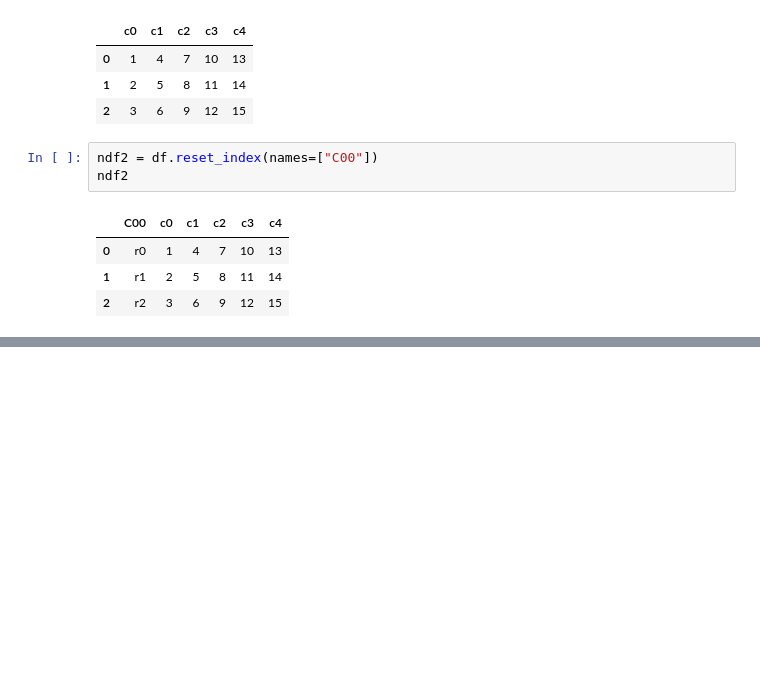
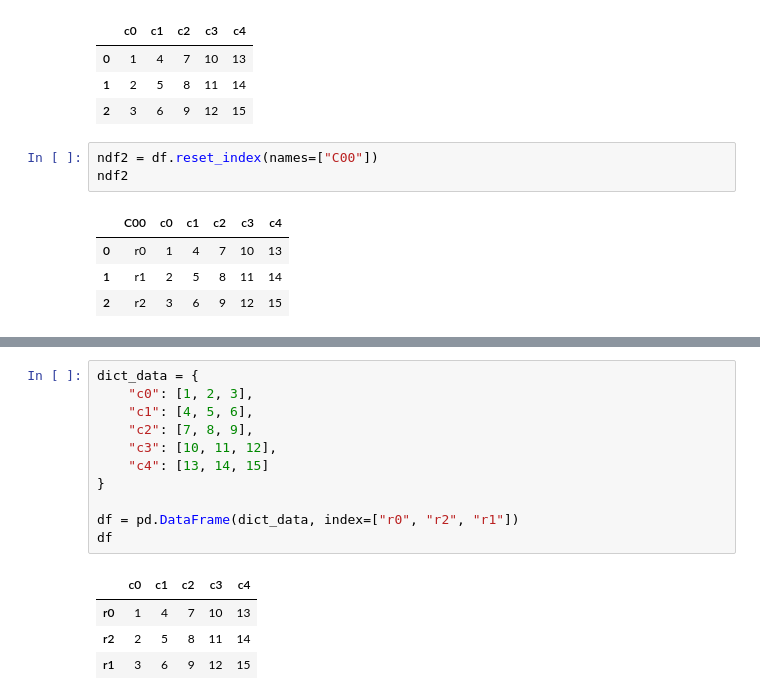
Before and after one commit to YoonTae98/18_data_analytics, a Jupyter notebook: 03_인덱스활용.ipynb, the cells around one changed output, grey strips where cells are left out. Drawn from its saved outputs; the diff is of its cells as text; blank space fills up the shorter version.

```diff
--- a/03_인덱스활용.ipynb
+++ b/03_인덱스활용.ipynb
@@ -134,0 +143,16 @@ ndf2
+# %%
+dict_data = {
+    "c0": [1, 2, 3],
+    "c1": [4, 5, 6],
+    "c2": [7, 8, 9],
+    "c3": [10, 11, 12],
+    "c4": [13, 14, 15]
+}
+
+df = pd.DataFrame(dict_data, index=["r0", "r2", "r1"])
+df
+# %% [output]
+|  | c0 | c1 | c2 | c3 | c4 |
+| r0 | 1 | 4 | 7 | 10 | 13 |
+| r2 | 2 | 5 | 8 | 11 | 14 |
+| r1 | 3 | 6 | 9 | 12 | 15 |
```
Also changed, not shown: parts of 9 cells of this notebook, 1 other file.
